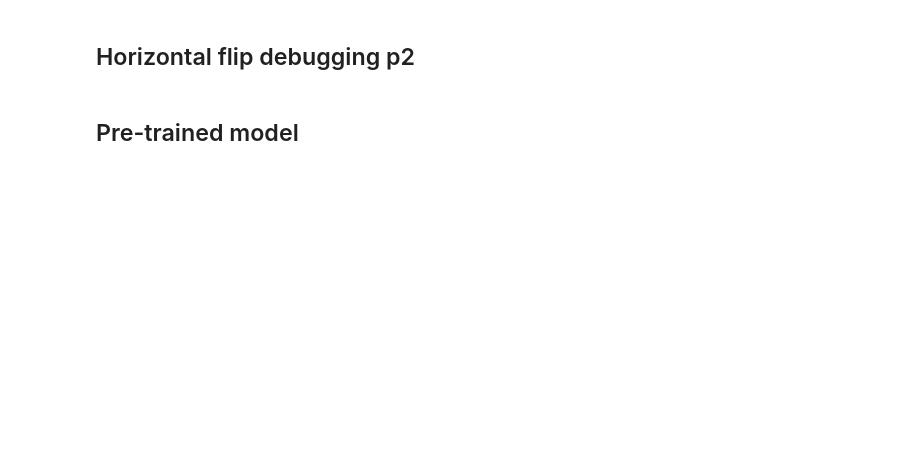
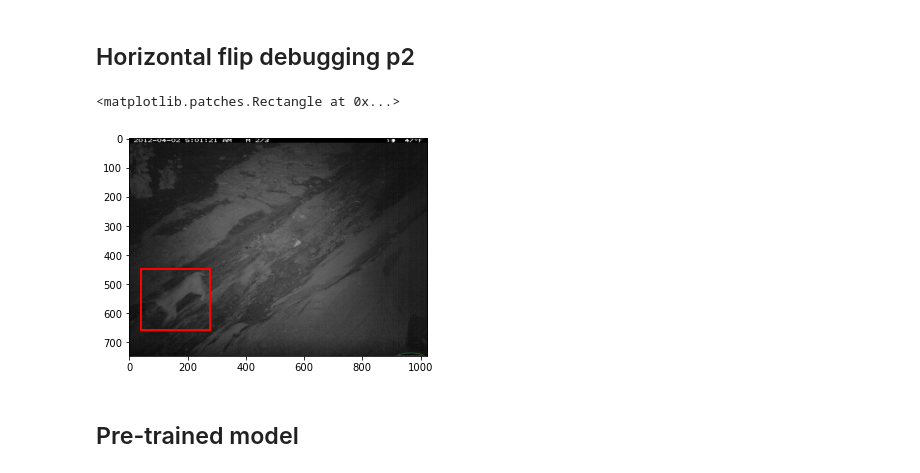
Before and after one commit to Hazot/Animal-Detection-and-Generalization, a Jupyter notebook: Step1_TransferLearning.ipynb, the cells around one changed output. Drawn from its saved outputs; the diff is of its cells as text; code cells hidden in the pictures; blank space fills up the shorter version.

```diff
--- a/Step1_TransferLearning.ipynb
+++ b/Step1_TransferLearning.ipynb
@@ -168,8 +168,7 @@ torch.Size([3, 747, 1024])
 
 import transforms as T   # from git hub repo
 
-data_transform = {
-    'train': T.RandomHorizontalFlip(0.5)}
+data_transform = {'train': T.RandomHorizontalFlip(0.5)}
 # %%
 def get_img_with_bbox(file_path):
 
@@ -294,17 +293,20 @@ Label: animal
 # %% [markdown]
 ## Horizontal flip debugging p2
 # %%
-# trans = data_transform['train']
-# img2, target2 = trans(image, target)
+trans = data_transform['train']
+img2, target2 = trans(image, target)
 
-# fig, ax = plt.subplots()
-# ax.imshow(img2[0].squeeze(), cmap="gray")
+fig, ax = plt.subplots()
+ax.imshow(img2, cmap="gray")
 
-# rect = patches.Rectangle((target2['boxes'][0][0], target2['boxes'][0][1]),
-#                          target2['boxes'][0][2] - target2['boxes'][0][0],
-#                          target2['boxes'][0][3] - target2['boxes'][0][1],
-#                          linewidth=2, edgecolor='r', facecolor='none')
-# ax.add_patch(rect)
+rect = patches.Rectangle((target2['boxes'][0][0], target2['boxes'][0][1]),
+                         target2['boxes'][0][2] - target2['boxes'][0][0],
+                         target2['boxes'][0][3] - target2['boxes'][0][1],
+                         linewidth=2, edgecolor='r', facecolor='none')
+ax.add_patch(rect)
+# %% [output]
+<matplotlib.patches.Rectangle at 0x...>
+[figure, added]
 # %% [markdown]
 ## Pre-trained model
 # %%
```
Also changed, not shown: parts of 4 cells of this notebook, 5 other files.
